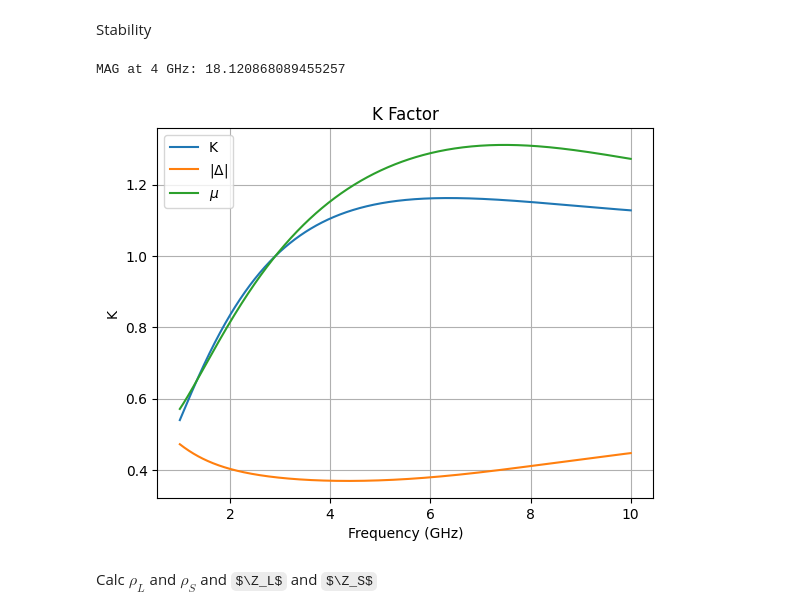
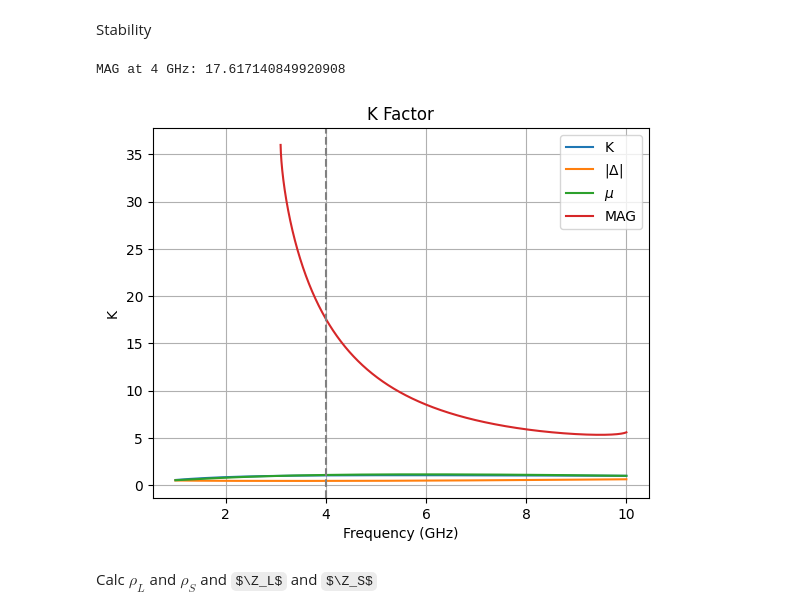
Before and after one commit to MartimAgostinho/ERF-Lab2, a Jupyter notebook: Python/contas.ipynb, the cells around one changed output. Cells and saved outputs as stored; diff of their text form; code cells hidden in the pictures; some formulas as TeX source.

```diff
--- a/Python/contas.ipynb
+++ b/Python/contas.ipynb
@@ -119,39 +27,38 @@ k = (1 - sqabs(bjt.s11.s) - sqabs(bjt.s22.s) + sqabs(delta)) / \
     (2 * np.abs(bjt.s12.s * bjt.s21.s))
 
 # mu calculation
 mu = (1 - sqabs(bjt.s11.s)) / (np.abs(bjt.s22.s -
                                       (delta*np.conj(bjt.s11.s)))+np.abs(bjt.s21.s*bjt.s12.s))
 
 # Maximum available gain (MAG) calculation
 MAG = np.abs(bjt.s12.s/bjt.s21.s) * (k-np.sqrt(np.square(k)-1))
 
-
 k = np.squeeze(k)  # Remove any singleton dimensions
 delta = np.squeeze(delta)  # Remove any singleton dimensions
 mu = np.squeeze(mu)  # Remove any singleton dimensions
 MAG = np.squeeze(MAG)  # Remove any singleton dimensions
 
 # Print MAG at 4 Ghz
 val = MAG[np.where(np.isclose(bjt.f, 4e9, atol=1e6))]
 print('MAG at 4 GHz:', sum(val)/len(val))
 
 # Plotting k values
 plt.figure()
 plt.plot(bjt.f/1e9, k)
 plt.plot(bjt.f/1e9, np.abs(delta))
 plt.plot(bjt.f/1e9, mu)
-#plt.plot(bjt.f/1e9, MAG)
-# add line in 4 Ghz
-#plt.axvline(x=4, color='gray', linestyle='--')
+plt.plot(bjt.f/1e9, MAG)
+#add line in 4 Ghz
+plt.axvline(x=4, color='gray', linestyle='--')
 plt.title('K Factor')
 plt.xlabel('Frequency (GHz)')
 plt.ylabel('K')
 plt.grid()
 plt.legend(['K', '|$\\Delta$|', '$\\mu$', 'MAG'])
 plt.show()
 # %% [output]
-MAG at 4 GHz: 18.120868089455257
+MAG at 4 GHz: 17.617140849920908
-[figure, old version]
+[figure, new version]
 # %% [markdown]
 Calc $\rho_L$ and $\rho_S$ and $\Z_L$ and $\Z_S$
 # %%
```
Also changed, not shown: parts of 6 cells of this notebook, 17 other files.
